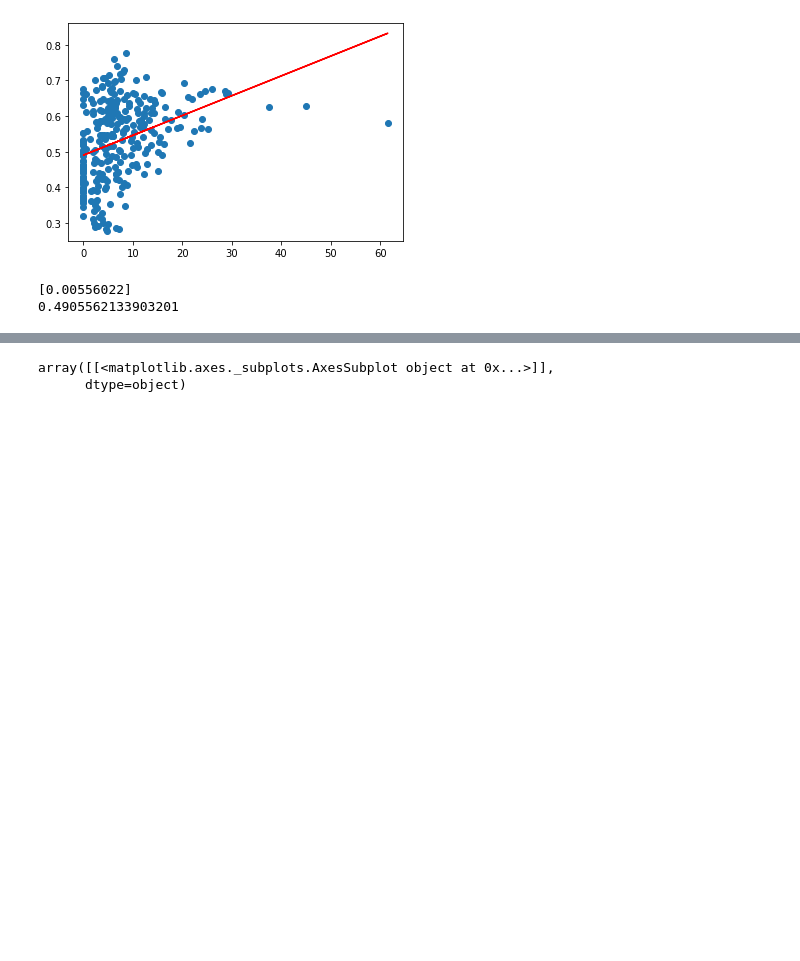
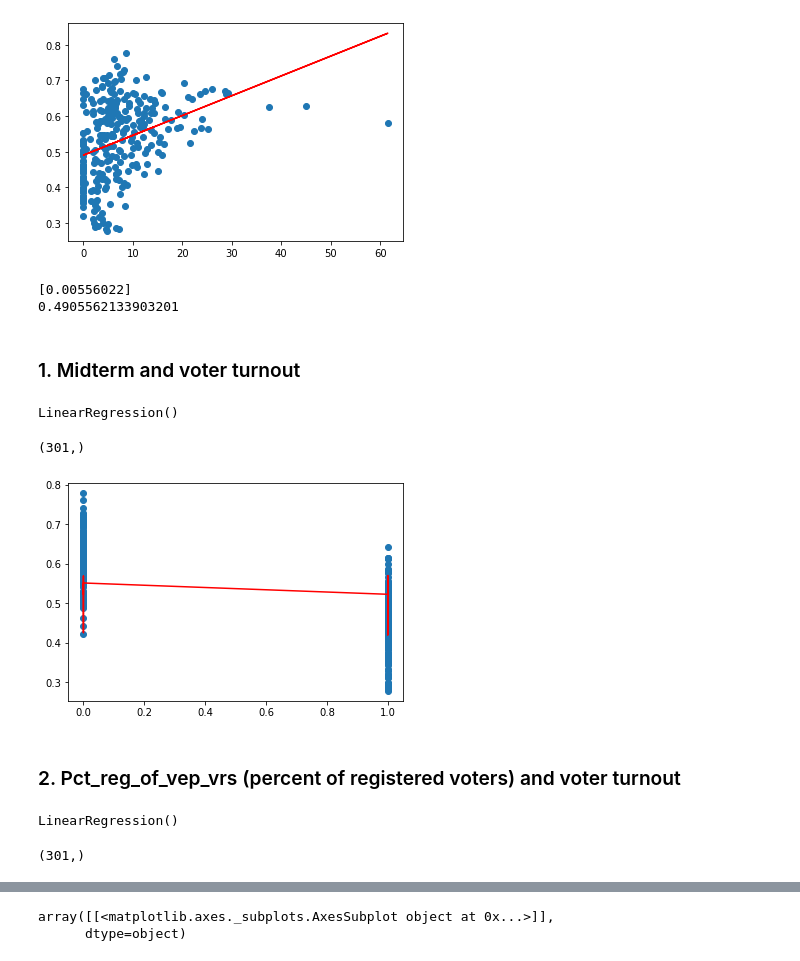
Before and after one commit to mmingoia/HTML_MN_Group_Project, a Jupyter notebook: election.ipynb, the cells around one changed output, grey strips where cells are left out. Drawn from its saved outputs; the diff is of its cells as text; code cells hidden in the pictures; blank space fills up the shorter version.

```diff
--- a/election.ipynb
+++ b/election.ipynb
@@ -292,3 +292,26 @@ print(model.intercept_)
 # %% [output]
 [0.00556022]
 0.4905562133903201
+# %% [markdown]
+### 1. Midterm and voter turnout
+# %%
+X1 = df_new.midterm.values.reshape(-1, 1)
+# %%
+model = LinearRegression()
+# %%
+model.fit(X1, y)
+# %% [output]
+LinearRegression()
+# %%
+y_pred = model.predict(X1)
+print(y_pred.shape)
+# %% [output]
+(301,)
+# %%
+plt.scatter(X1, y)
+plt.plot(X1, y_pred, color='red')
+plt.show()
+# %% [output]
+[figure, added]
+# %% [markdown]
+### 2. Pct_reg_of_vep_vrs (percent of registered voters) and voter turnout
@@ -294,0 +320,9 @@ print(model.intercept_)
+# %%
+model.fit(X2, y)
+# %% [output]
+LinearRegression()
+# %%
+y_pred = model.predict(X2)
+print(y_pred.shape)
+# %% [output]
+(301,)
```
Also changed, not shown: parts of 17 cells of this notebook, 1 other file.
